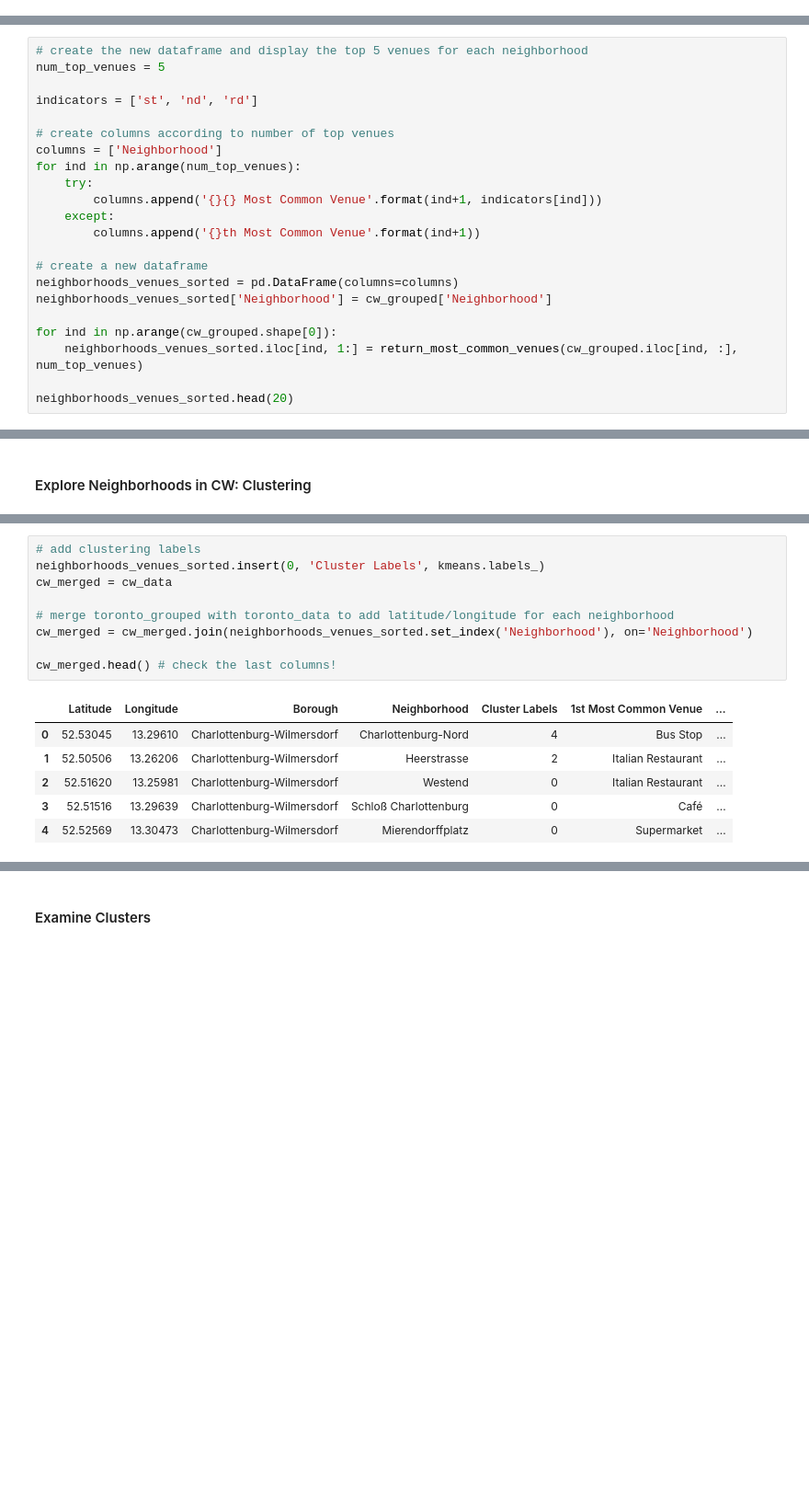
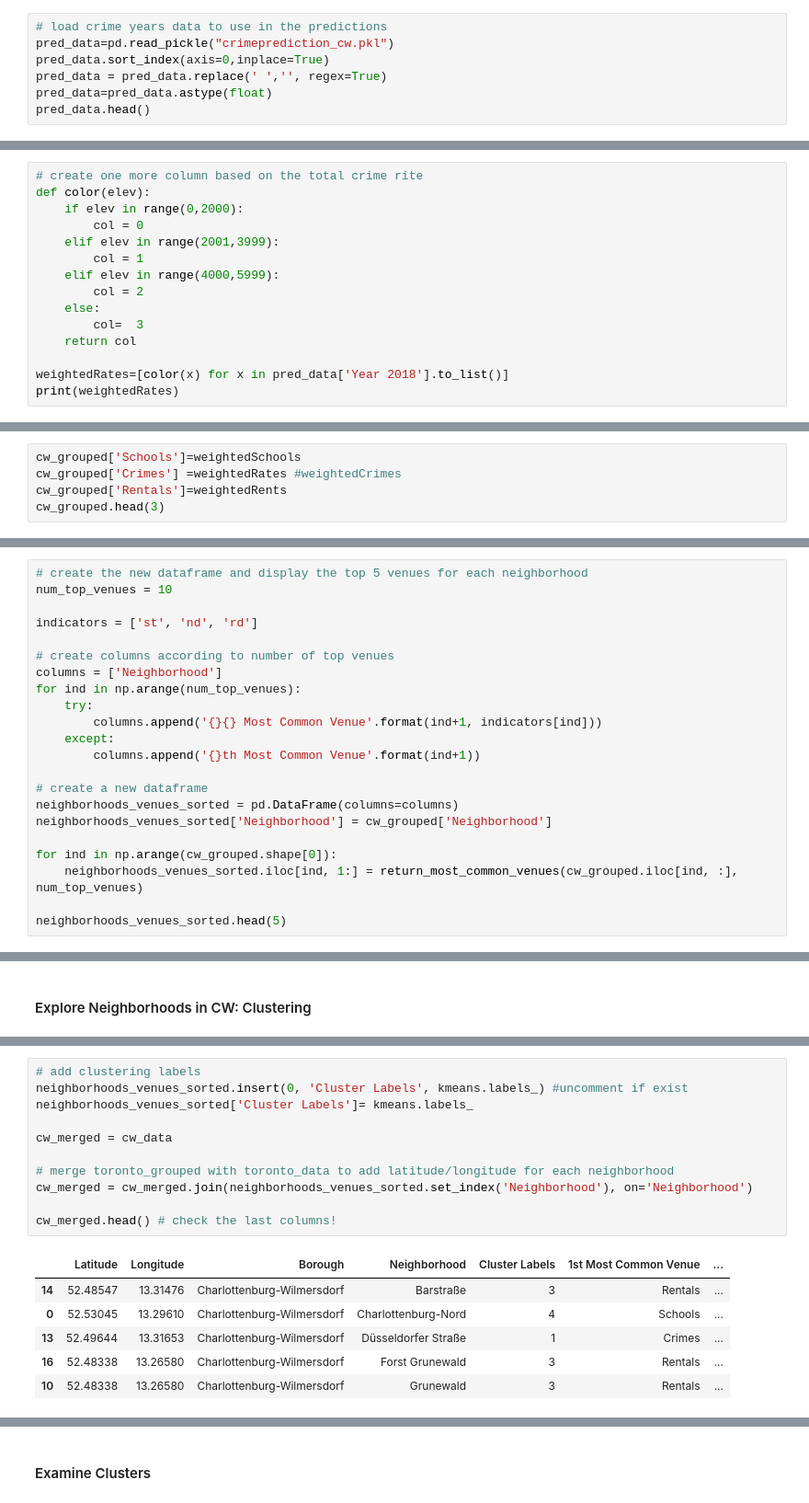
Before and after one commit to sergiusdell75/Coursera_Capstone, a Jupyter notebook: bon_modeling_and_evaluation.ipynb, the cells around one changed output, grey strips where cells are left out. Shown at 92% size. Drawn from its saved outputs; the diff is of its cells as text; blank space fills up the shorter version.

```diff
--- a/bon_modeling_and_evaluation.ipynb
+++ b/bon_modeling_and_evaluation.ipynb
@@ -31,0 +150,7 @@ cw_data.head()
+# %%
+# load crime years data to use in the predictions
+pred_data=pd.read_pickle("crimeprediction_cw.pkl")
+pred_data.sort_index(axis=0,inplace=True)
+pred_data = pred_data.replace(' ','', regex=True)
+pred_data=pred_data.astype(float)
+pred_data.head()
@@ -31,0 +236,15 @@ cw_data.head()
+# %%
+# create one more column based on the total crime rite
+def color(elev):
+    if elev in range(0,2000):
+        col = 0
+    elif elev in range(2001,3999):
+        col = 1
+    elif elev in range(4000,5999):
+        col = 2
+    else:
+        col=  3
+    return col
+
+weightedRates=[color(x) for x in pred_data['Year 2018'].to_list()]
+print(weightedRates)
@@ -81,0 +305,5 @@ cw_grouped.shape
+# %%
+cw_grouped['Schools']=weightedSchools
+cw_grouped['Crimes'] =weightedRates #weightedCrimes
+cw_grouped['Rentals']=weightedRents
+cw_grouped.head(3)
@@ -118,7 +351,7 @@ def return_most_common_venues(row, num_top_venues):
     return row_categories_sorted.index.values[0:num_top_venues]
 # %%
 # create the new dataframe and display the top 5 venues for each neighborhood
-num_top_venues = 5
+num_top_venues = 10
 
 indicators = ['st', 'nd', 'rd']
 
@@ -137,6 +370,6 @@ neighborhoods_venues_sorted['Neighborhood'] = cw_grouped['Neighborhood']
 for ind in np.arange(cw_grouped.shape[0]):
     neighborhoods_venues_sorted.iloc[ind, 1:] = return_most_common_venues(cw_grouped.iloc[ind, :], num_top_venues)
 
-neighborhoods_venues_sorted.head(20)
+neighborhoods_venues_sorted.head(5)
 # %% [output]
 |  | Neighborhood | 1st Most Common Venue | 2nd Most Common Venue | 3rd Most Common Venue | 4th Most Common Venue | ... |
@@ -175,19 +396,21 @@ array([0, 4, 0, 1, 1, 0, 2, 0, 0, 0], dtype=int32)
 # %%
 # add clustering labels
-neighborhoods_venues_sorted.insert(0, 'Cluster Labels', kmeans.labels_)
+neighborhoods_venues_sorted.insert(0, 'Cluster Labels', kmeans.labels_) #uncomment if exist
+neighborhoods_venues_sorted['Cluster Labels']= kmeans.labels_
+
 cw_merged = cw_data
 
 # merge toronto_grouped with toronto_data to add latitude/longitude for each neighborhood
 cw_merged = cw_merged.join(neighborhoods_venues_sorted.set_index('Neighborhood'), on='Neighborhood')
 
 cw_merged.head() # check the last columns!
 # %% [output]
 |  | Latitude | Longitude | Borough | Neighborhood | Cluster Labels | 1st Most Common Venue | ... |
-| 0 | 52.53045 | 13.29610 | Charlottenburg-Wilmersdorf | Charlottenburg-Nord | 4 | Bus Stop | ... |
-| 1 | 52.50506 | 13.26206 | Charlottenburg-Wilmersdorf | Heerstrasse | 2 | Italian Restaurant | ... |
-| 2 | 52.51620 | 13.25981 | Charlottenburg-Wilmersdorf | Westend | 0 | Italian Restaurant | ... |
-| 3 | 52.51516 | 13.29639 | Charlottenburg-Wilmersdorf | Schloß Charlottenburg | 0 | Café | ... |
-| 4 | 52.52569 | 13.30473 | Charlottenburg-Wilmersdorf | Mierendorffplatz | 0 | Supermarket | ... |
+| 14 | 52.48547 | 13.31476 | Charlottenburg-Wilmersdorf | Barstraße | 3 | Rentals | ... |
+| 0 | 52.53045 | 13.29610 | Charlottenburg-Wilmersdorf | Charlottenburg-Nord | 4 | Schools | ... |
+| 13 | 52.49644 | 13.31653 | Charlottenburg-Wilmersdorf | Düsseldorfer Straße | 1 | Crimes | ... |
+| 16 | 52.48338 | 13.26580 | Charlottenburg-Wilmersdorf | Forst Grunewald | 3 | Rentals | ... |
+| 10 | 52.48338 | 13.26580 | Charlottenburg-Wilmersdorf | Grunewald | 3 | Rentals | ... |
 # %%
 # create map
 # coordinates of Charlottenburg-Wilmersdorf
```
Also changed, not shown: parts of 46 cells of this notebook, 2 other files.
